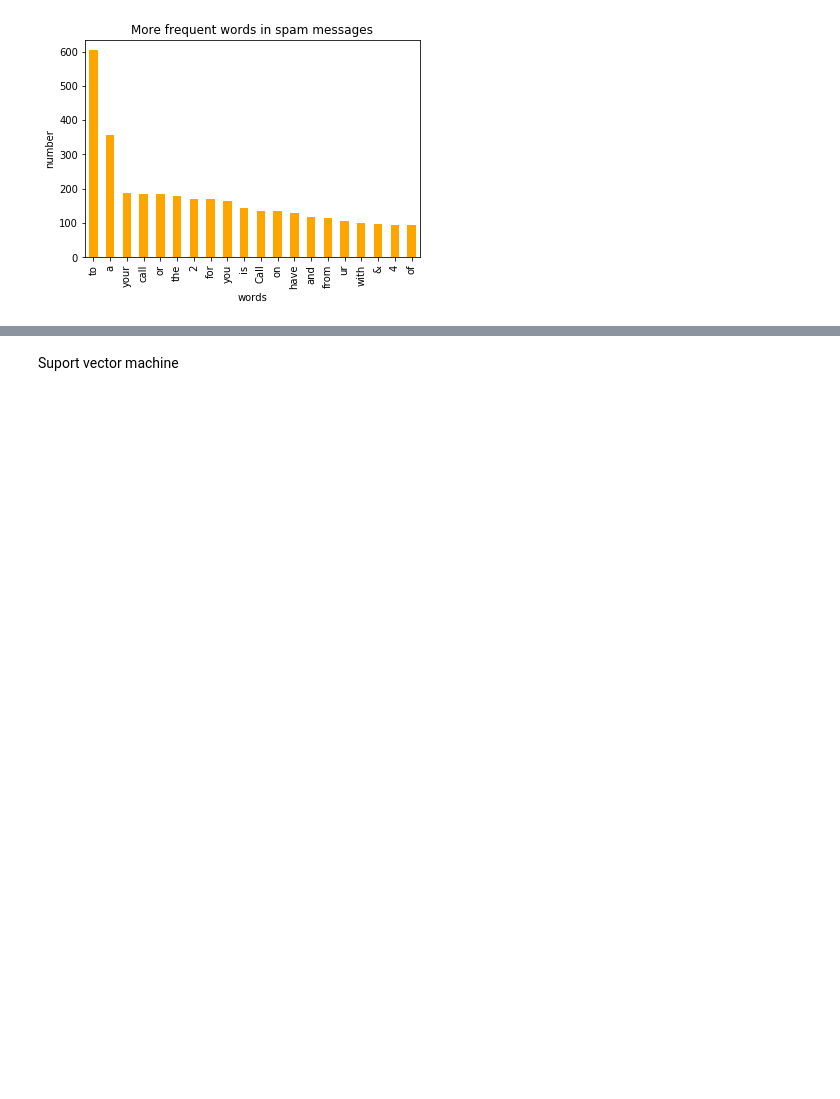
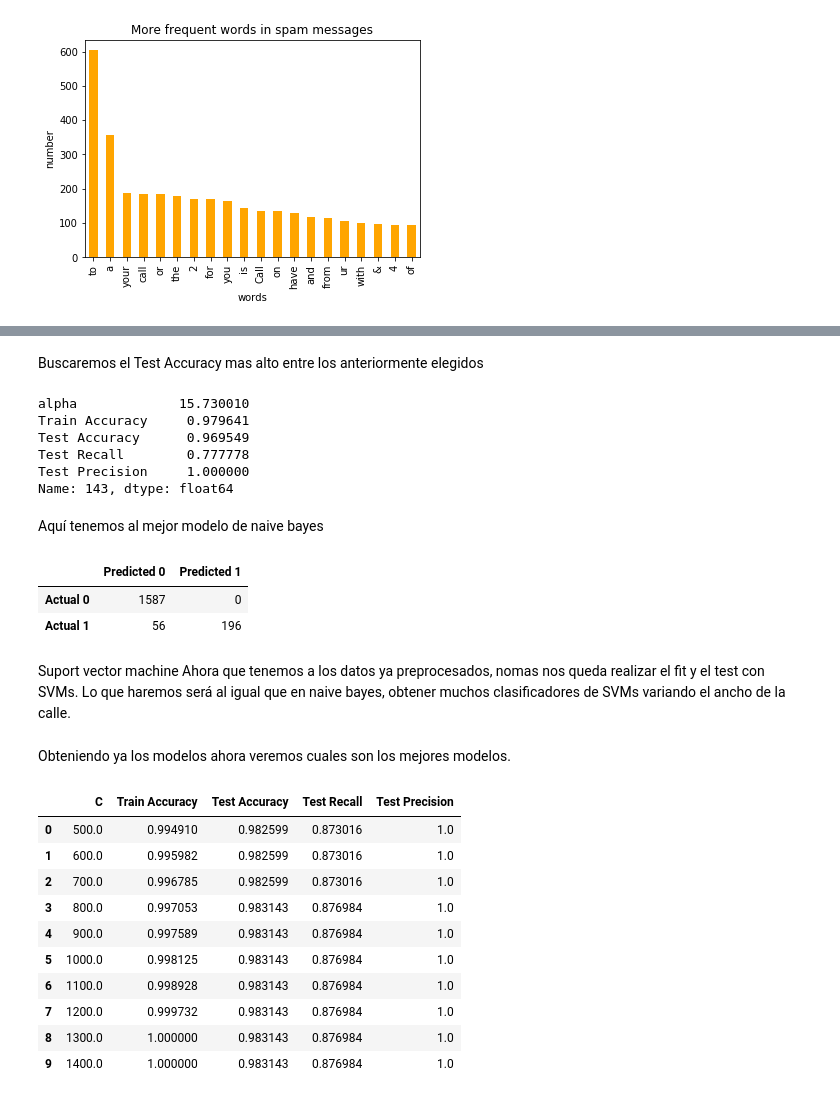
Before and after one commit to navi931/SpamDetector-Data-Mining-, a Jupyter notebook: SpamDetector.ipynb, the cells around one changed output, grey strips where cells are left out. Saved outputs shown, nothing was run; the diff lists cells and outputs as text; code cells hidden in the pictures; blank space fills up the shorter version.

```diff
--- a/SpamDetector.ipynb
+++ b/SpamDetector.ipynb
@@ -116,14 +166,31 @@ models[models['Test Precision']==1].head(n=5)
+# %% [markdown]
+Buscaremos el Test Accuracy mas alto entre los anteriormente elegidos
 # %%
-best_index = models[models['Test Precision']==1]['Test Accuracy'].idxmax()
+best_index = models_nb[models_nb['Test Precision']==1]['Test Accuracy'].idxmax()
 bayes = naive_bayes.MultinomialNB(alpha=list_alpha[best_index])
 bayes.fit(X_train, y_train)
-models.iloc[best_index, :]
+models_nb.iloc[best_index, :]
+# %% [output]
+alpha             15.730010
+Train Accuracy     0.979641
+Test Accuracy      0.969549
+Test Recall        0.777778
+Test Precision     1.000000
+Name: 143, dtype: float64
+# %% [markdown]
+Aquí tenemos al mejor modelo de naive bayes
 # %%
-m_confusion_test = metrics.confusion_matrix(y_test, bayes.predict(X_test))
-pd.DataFrame(data = m_confusion_test, columns = ['Predicted 0', 'Predicted 1'],
+m_confusion_test_nb = metrics.confusion_matrix(y_test, bayes.predict(X_test))
+pd.DataFrame(data = m_confusion_test_nb, columns = ['Predicted 0', 'Predicted 1'],
             index = ['Actual 0', 'Actual 1'])
+# %% [output]
+|  | Predicted 0 | Predicted 1 |
+| Actual 0 | 1587 | 0 |
+| Actual 1 | 56 | 196 |
-# %% [markdown]
-Suport vector machine
+# %% [markdown]
+Suport vector machine
+Ahora que tenemos a los datos ya preprocesados, nomas nos queda realizar el fit y el test con SVMs.
+Lo que haremos será al igual que en naive bayes, obtener muchos clasificadores de SVMs variando el ancho de la calle.
 # %%
 list_C = np.arange(500, 2000, 100) #100000
 score_train = np.zeros(len(list_C))
@@ -139,8 +206,22 @@ for C in list_C:
     recall_test[count] = metrics.recall_score(y_test, svc.predict(X_test))
     precision_test[count] = metrics.precision_score(y_test, svc.predict(X_test))
     count = count + 1
+# %% [markdown]
+Obteniendo ya los modelos ahora veremos cuales son los mejores modelos.
 # %%
 matrix = np.matrix(np.c_[list_C, score_train, score_test, recall_test, precision_test])
-models = pd.DataFrame(data = matrix, columns =
+models_SVMs = pd.DataFrame(data = matrix, columns =
              ['C', 'Train Accuracy', 'Test Accuracy', 'Test Recall', 'Test Precision'])
-models.head(n=10)
+models_SVMs.head(n=10)
+# %% [output]
+|  | C | Train Accuracy | Test Accuracy | Test Recall | Test Precision |
+| 0 | 500.0 | 0.994910 | 0.982599 | 0.873016 | 1.0 |
+| 1 | 600.0 | 0.995982 | 0.982599 | 0.873016 | 1.0 |
+| 2 | 700.0 | 0.996785 | 0.982599 | 0.873016 | 1.0 |
+| 3 | 800.0 | 0.997053 | 0.983143 | 0.876984 | 1.0 |
+| 4 | 900.0 | 0.997589 | 0.983143 | 0.876984 | 1.0 |
+| 5 | 1000.0 | 0.998125 | 0.983143 | 0.876984 | 1.0 |
+| 6 | 1100.0 | 0.998928 | 0.983143 | 0.876984 | 1.0 |
+| 7 | 1200.0 | 0.999732 | 0.983143 | 0.876984 | 1.0 |
+| 8 | 1300.0 | 1.000000 | 0.983143 | 0.876984 | 1.0 |
+| 9 | 1400.0 | 1.000000 | 0.983143 | 0.876984 | 1.0 |
```
Also changed, not shown: parts of 22 cells of this notebook.
